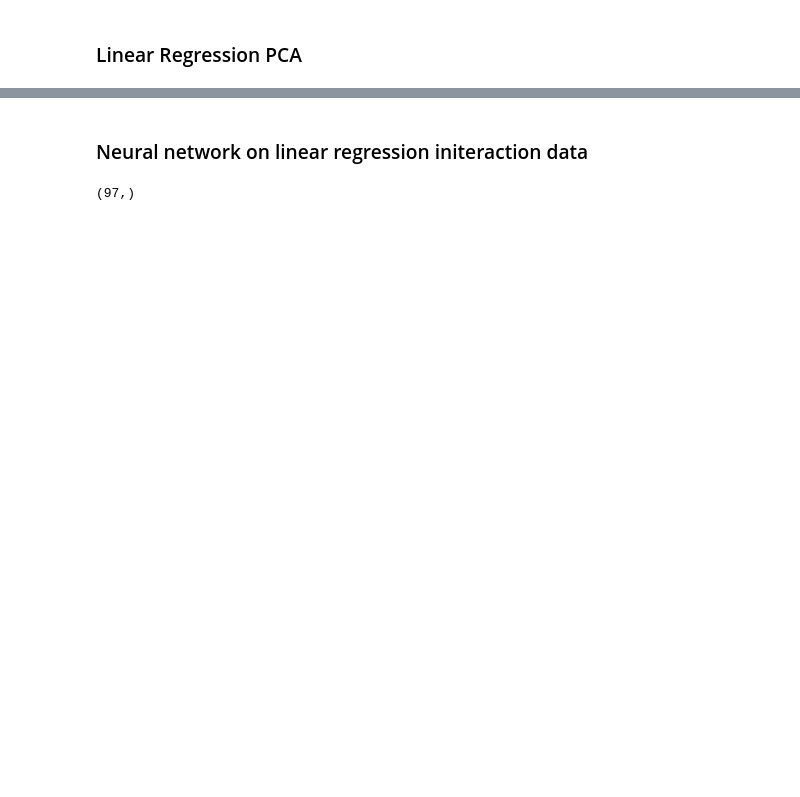
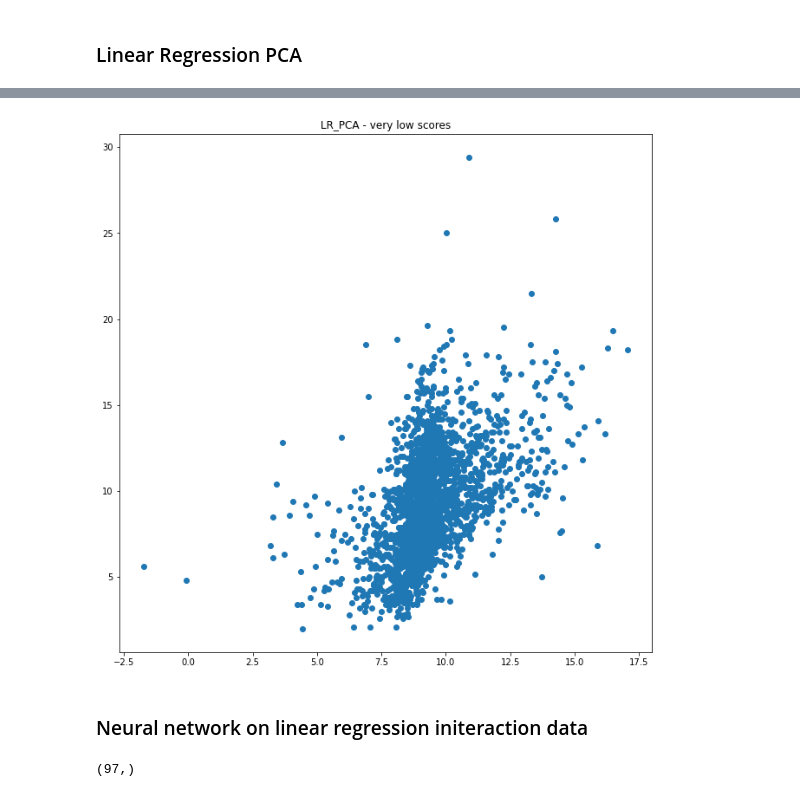
Before and after one commit to khbk/capstone-unemployment, a Jupyter notebook: code/04_Modelling.ipynb, the cells around one changed output, grey strips where cells are left out. Drawn from its saved outputs; the diff is of its cells as text; code cells hidden in the pictures; blank space fills up the shorter version.

```diff
--- a/code/04_Modelling.ipynb
+++ b/code/04_Modelling.ipynb
@@ -111,4 +121,11 @@ gs.best_params_
 {'pca__n_components': 10}
+# %%
+plt.figure(figsize=(11,11))
+plt.scatter(gs.predict(X_train), y_train)
+plt.title('LR_PCA - very low scores')
+plt.savefig('../graphs/LR_PCA_pred_scatter.jpg')
+# %% [output]
+[figure, added]
 # %% [markdown]
 ### Neural network on linear regression initeraction data
 # %%
```
Also changed, not shown: parts of 16 cells of this notebook, 8 other files.
